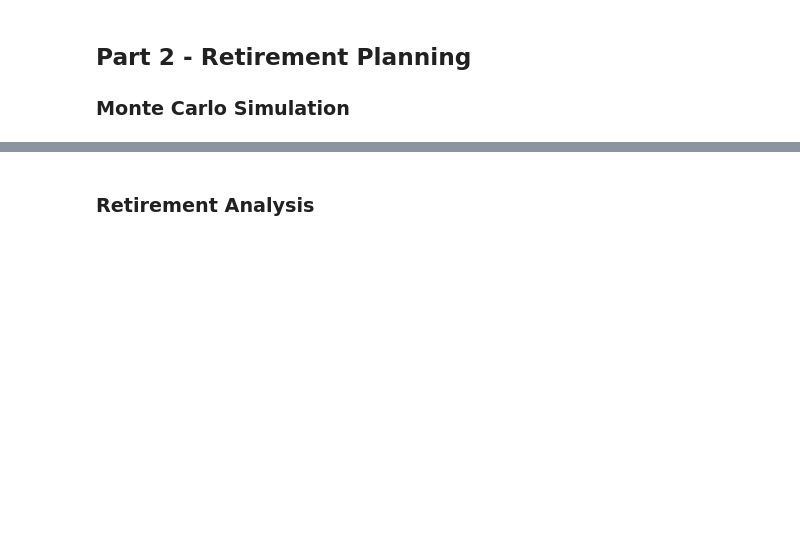
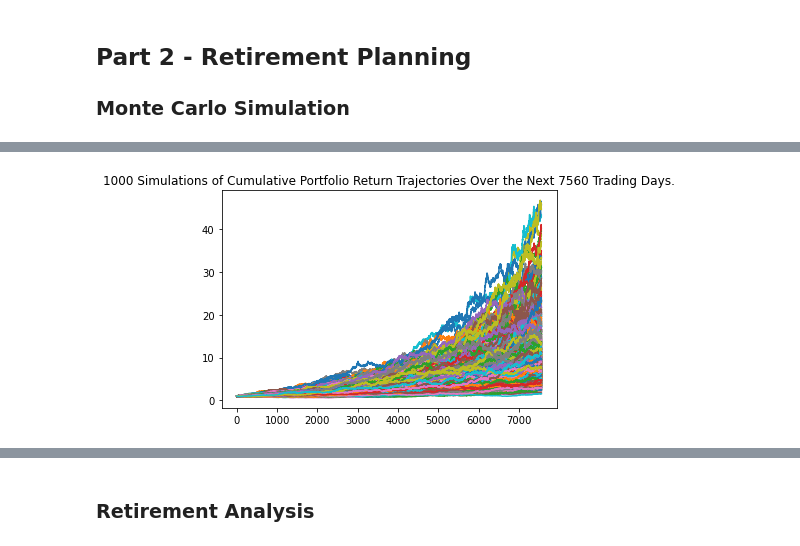
Before and after one commit to LiamCrough/Fintech-Homework-Liam-Crough, a Jupyter notebook: Week 5/Starter_Code/Homework_Week 5_Starter_Code_financial-planner.ipynb, the cells around one changed output, grey strips where cells are left out. Saved outputs shown, nothing was run; the diff lists cells and outputs as text; code cells hidden in the pictures; blank space fills up the shorter version.

```diff
--- a/Week 5/Starter_Code/Homework_Week 5_Starter_Code_financial-planner.ipynb
+++ b/Week 5/Starter_Code/Homework_Week 5_Starter_Code_financial-planner.ipynb
@@ -190,4 +300,5 @@ df_stock_data.head()
 # %%
-# Printing the simulation input data
+# Plot simulation outcomes
 # YOUR CODE HERE!
+line_plot = MC_Shares.plot_simulation()
 # %% [output]
@@ -200,0 +305 @@ df_stock_data.head()
+[figure, added]
```
Also changed, not shown: parts of 20 cells of this notebook.
